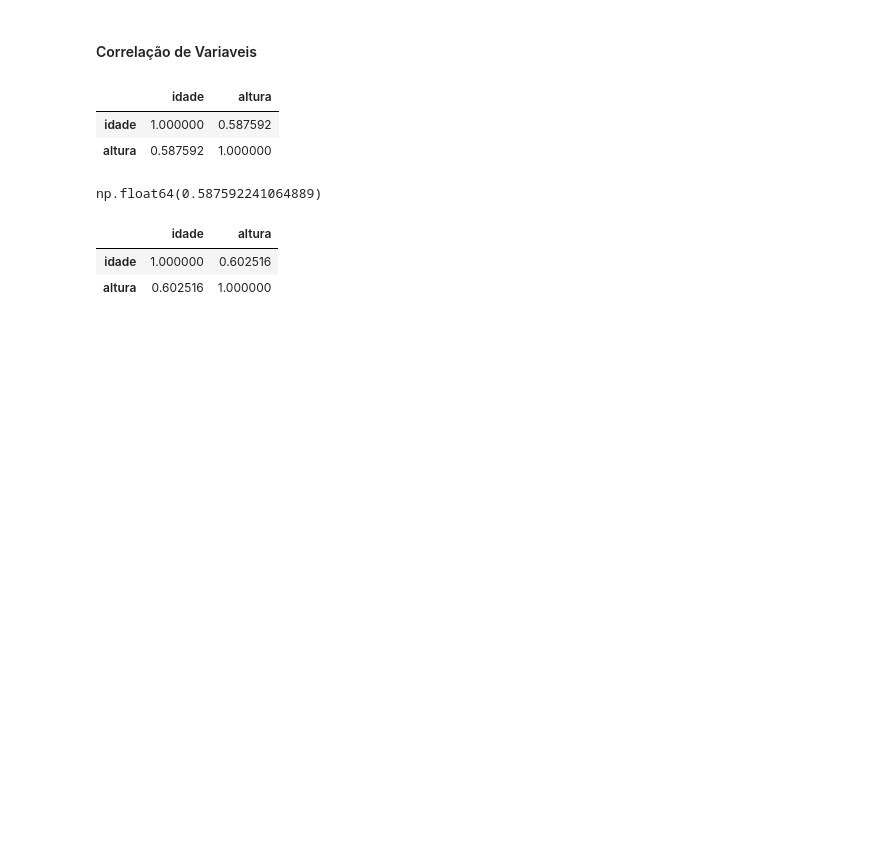
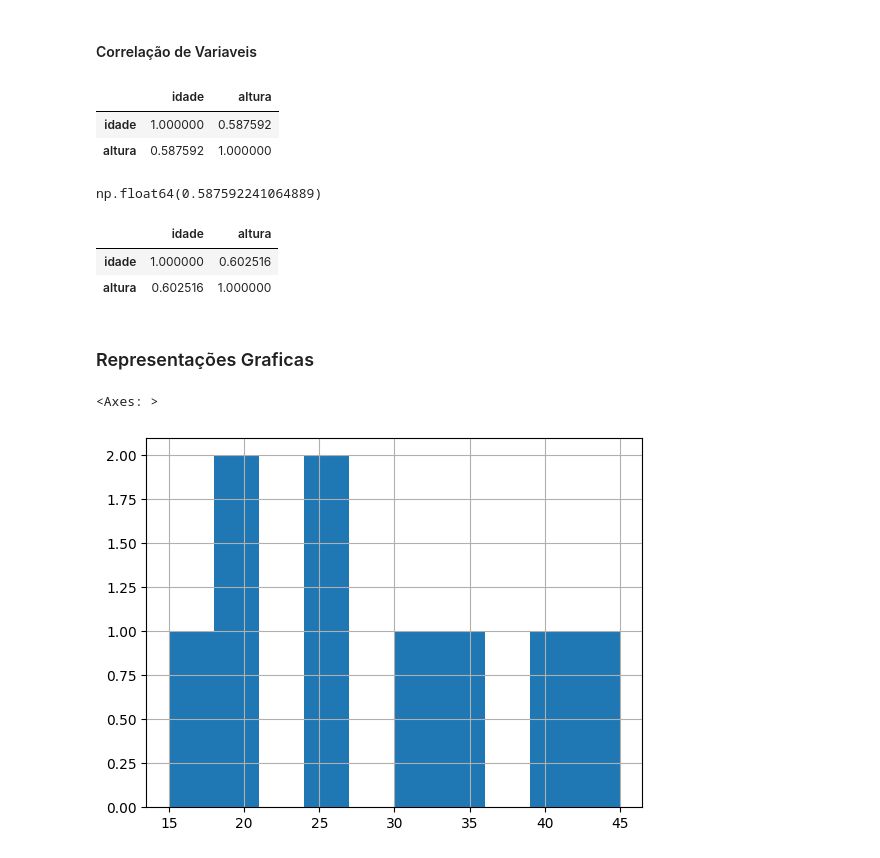
Before and after one commit to lilkirito22/estatisticas_para_devs, a Jupyter notebook: estatisticas_devs.ipynb, the cells around one changed output. Saved outputs shown, nothing was run; the diff lists cells and outputs as text; code cells hidden in the pictures; blank space fills up the shorter version.

```diff
--- a/estatisticas_devs.ipynb
+++ b/estatisticas_devs.ipynb
@@ -137,3 +137,11 @@ df_medidas.corr(method='spearman')
 |  | idade | altura |
 | idade | 1.000000 | 0.602516 |
 | altura | 0.602516 | 1.000000 |
+# %% [markdown]
+### Representações Graficas
+# %%
+# Histograma - idade
+df_medidas.idade.hist()
+# %% [output]
+<Axes: >
+[figure, added]
```
Also changed, not shown: parts of 21 cells of this notebook, 2 other files.
